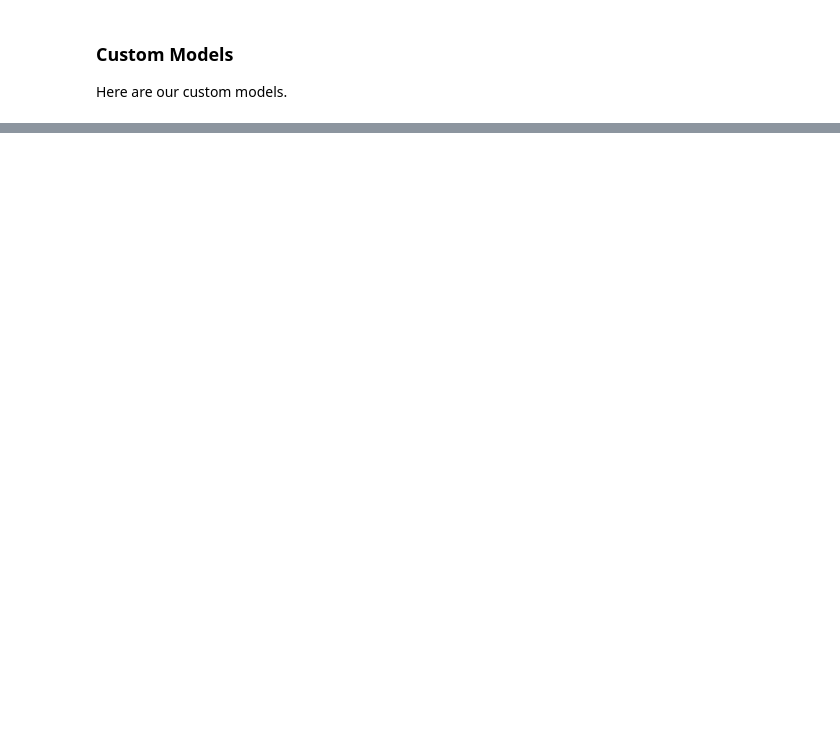
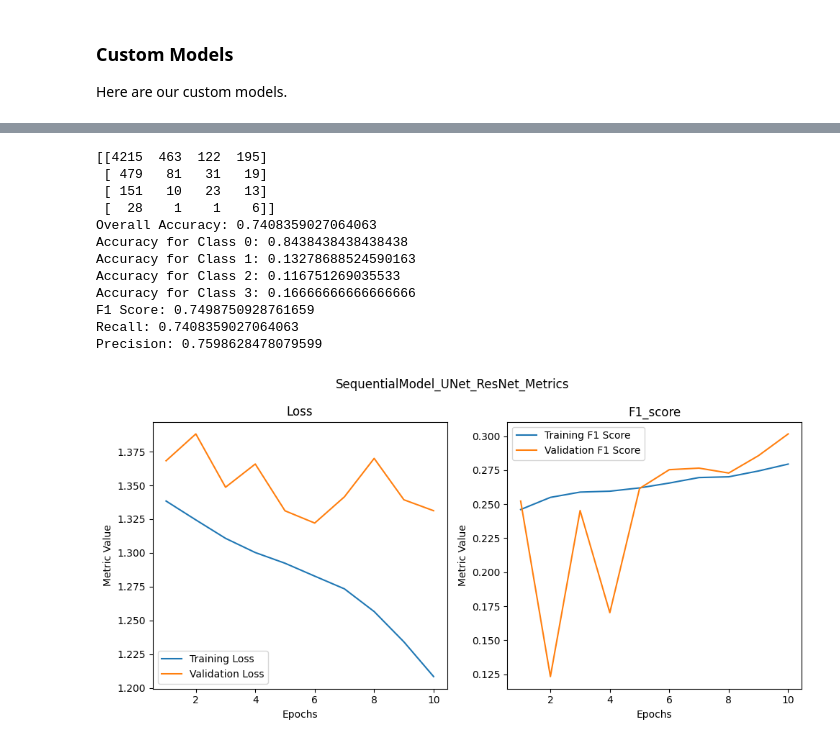
Before and after one commit to LHJJosh/DeepDementiaDetect, a Jupyter notebook: oasis_3_notebook.ipynb, the cells around one changed output, grey strips where cells are left out. Drawn from its saved outputs; the diff is of its cells as text; code cells hidden in the pictures; blank space fills up the shorter version.

```diff
--- a/oasis_3_notebook.ipynb
+++ b/oasis_3_notebook.ipynb
@@ -828,7 +853,7 @@ optimizer = optim.Adam(model3.parameters(), lr=0.0001, betas=(0.9, 0.999), weigh
 # Train the model
 metric_history = {'val_loss': [], 'val_f1': [], 'train_loss': [], 'train_f1': []}
 model_name='inception_v3_w_crossentropy'
-model3 = train_model(model3, transform=transform, model_name=model_name, num_epochs=15)
+model3 = train_model(model3, transform=transform, model_name=model_name, num_epochs=10)
 # %% [output]
 ==========================================================================================
 Layer (type:depth-idx)                   Output Shape              Param #
@@ -1233,21 +1013,21 @@ class SequentialModel_UNet_ResNet(nn.Module):
         return resnet_output
 # %%
 ##Train
-# Load model6
-model6 = SequentialModel_UNet_ResNet(num_classes=4)
+# Load model4
+model4 = SequentialModel_UNet_ResNet(num_classes=4)
 
-summary(model6, (3, 224, 224))
+summary(model4, (3, 224, 224))
 
 ## Define the loss function and optimizer
 # criterion = nn.CrossEntropyLoss(weight=weights_tensor)
 # Use the hierarchical cross-entropy loss function
 criterion = nn.CrossEntropyLoss(weight=weights_tensor)
-optimizer = optim.Adam(model6.parameters(), lr=0.0001, betas=(0.9, 0.999), weight_decay=1e-5)
+optimizer = optim.Adam(model4.parameters(), lr=0.0001, betas=(0.9, 0.999), weight_decay=1e-5)
 
 # Train the model
 metric_history = {'val_loss': [], 'val_f1': [], 'train_loss': [], 'train_f1': []}
 model_name='SequentialModel_UNet_ResNet'
-model6 = train_model(model6, model_name=model_name, num_epochs=100, early_stopping=False)
+model4 = train_model(model4, model_name=model_name, num_epochs=10, early_stopping=False)
 # %% [output]
 ==========================================================================================
 Layer (type:depth-idx)                   Output Shape              Param #
@@ -1268,0 +1080,35 @@ Checkpoint found for SequentialModel_UNet_ResNet. Loading checkpoint...
+# %%
+## Evaluate
+overall_accuracy, class_accuracies, f1, recall, precision = evaluate_model(model4, test_dataloader, device)
+print(f'Overall Accuracy: {overall_accuracy}')
+for i, class_accuracy in enumerate(class_accuracies):
+    print(f'Accuracy for Class {i}: {class_accuracy}')
+print(f'F1 Score: {f1}')
+print(f'Recall: {recall}')
+print(f'Precision: {precision}')
+
+# Convert metric history to a DataFrame
+metric_df = pd.DataFrame(metric_history)
+
+# Save the DataFrame to a CSV file
+csv_file_path = os.path.join('checkpoints/', f'{model_name}_metrics.csv')
+if not os.path.exists(csv_file_path):
+    metric_df.to_csv(csv_file_path, index=False)
+else:
+    metric_df.to_csv(csv_file_path, mode='a', header=False, index=False)
+
+plot_metrics_from_csv(model_name, title=model_name + '_Metrics', ylabel='Metric Value')
+# %% [output]
+[[4215  463  122  195]
+ [ 479   81   31   19]
+ [ 151   10   23   13]
+ [  28    1    1    6]]
+Overall Accuracy: 0.7408359027064063
+Accuracy for Class 0: 0.8438438438438438
+Accuracy for Class 1: 0.13278688524590163
+Accuracy for Class 2: 0.116751269035533
+Accuracy for Class 3: 0.16666666666666666
+F1 Score: 0.7498750928761659
+Recall: 0.7408359027064063
+Precision: 0.7598628478079599
+[figure, added]
```
Also changed, not shown: parts of 44 cells of this notebook.
